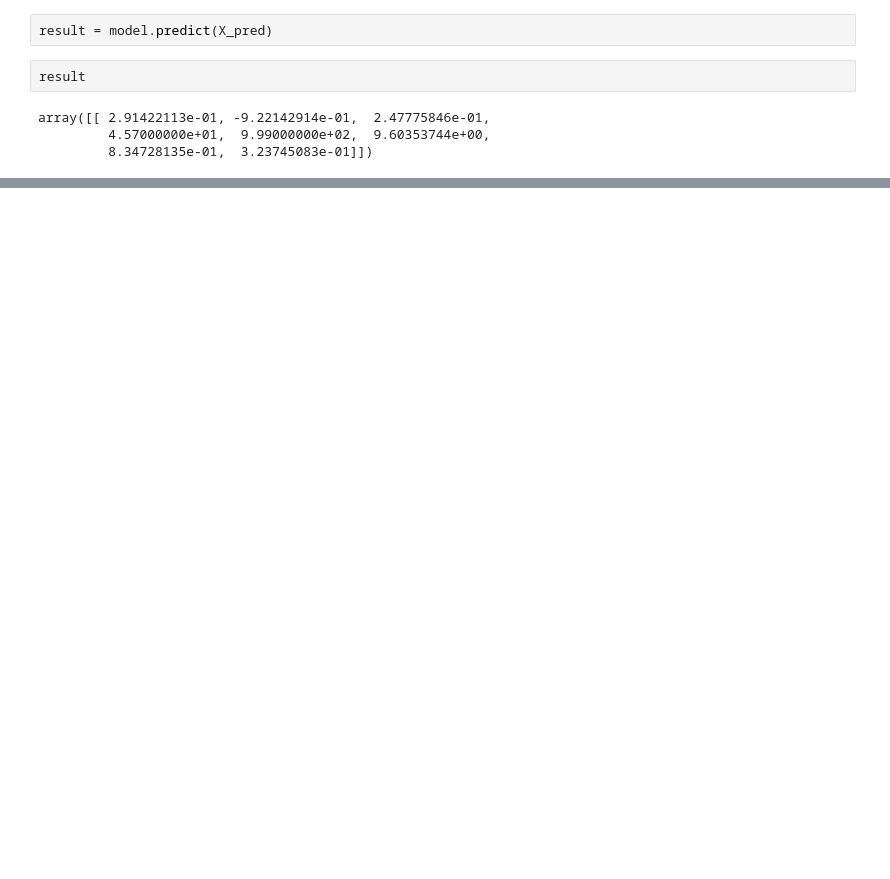
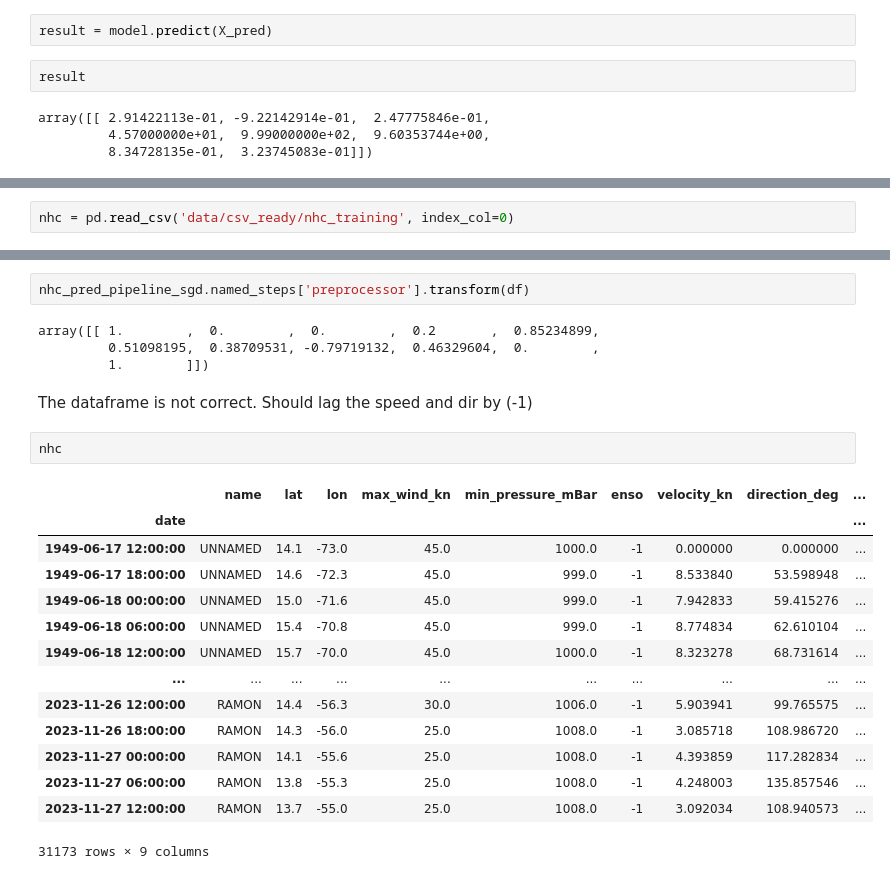
Before and after one commit to StanDobrev11/MachineLearning, a Jupyter notebook: Project/draft_enso.ipynb, the cells around one changed output, grey strips where cells are left out. Drawn from its saved outputs; the diff is of its cells as text; blank space fills up the shorter version.

```diff
--- a/Project/draft_enso.ipynb
+++ b/Project/draft_enso.ipynb
@@ -1430,0 +1973,2 @@ array([[ 2.91422113e-01, -9.22142914e-01,  2.47775846e-01,
+# %%
+nhc = pd.read_csv('data/csv_ready/nhc_training', index_col=0)
@@ -1430,0 +2173,25 @@ array([[ 2.91422113e-01, -9.22142914e-01,  2.47775846e-01,
+# %%
+nhc_pred_pipeline_sgd.named_steps['preprocessor'].transform(df)
+# %% [output]
+array([[ 1.        ,  0.        ,  0.        ,  0.2       ,  0.85234899,
+         0.51098195,  0.38709531, -0.79719132,  0.46329604,  0.        ,
+         1.        ]])
+# %% [markdown]
+The dataframe is not correct. Should lag the speed and dir by (-1)
+# %%
+nhc
+# %% [output]
+|  | name | lat | lon | max_wind_kn | min_pressure_mBar | enso | velocity_kn | direction_deg | ... |
+| date |  |  |  |  |  |  |  |  | ... |
+| 1949-06-17 12:00:00 | UNNAMED | 14.1 | -73.0 | 45.0 | 1000.0 | -1 | 0.000000 | 0.000000 | ... |
+| 1949-06-17 18:00:00 | UNNAMED | 14.6 | -72.3 | 45.0 | 999.0 | -1 | 8.533840 | 53.598948 | ... |
+| 1949-06-18 00:00:00 | UNNAMED | 15.0 | -71.6 | 45.0 | 999.0 | -1 | 7.942833 | 59.415276 | ... |
+| 1949-06-18 06:00:00 | UNNAMED | 15.4 | -70.8 | 45.0 | 999.0 | -1 | 8.774834 | 62.610104 | ... |
+| 1949-06-18 12:00:00 | UNNAMED | 15.7 | -70.0 | 45.0 | 1000.0 | -1 | 8.323278 | 68.731614 | ... |
+| ... | ... | ... | ... | ... | ... | ... | ... | ... | ... |
+| 2023-11-26 12:00:00 | RAMON | 14.4 | -56.3 | 30.0 | 1006.0 | -1 | 5.903941 | 99.765575 | ... |
+| 2023-11-26 18:00:00 | RAMON | 14.3 | -56.0 | 25.0 | 1008.0 | -1 | 3.085718 | 108.986720 | ... |
+| 2023-11-27 00:00:00 | RAMON | 14.1 | -55.6 | 25.0 | 1008.0 | -1 | 4.393859 | 117.282834 | ... |
+| 2023-11-27 06:00:00 | RAMON | 13.8 | -55.3 | 25.0 | 1008.0 | -1 | 4.248003 | 135.857546 | ... |
+| 2023-11-27 12:00:00 | RAMON | 13.7 | -55.0 | 25.0 | 1008.0 | -1 | 3.092034 | 108.940573 | ... |
+31173 rows × 9 columns
```
Also changed, not shown: parts of 66 cells of this notebook, 7 other files.
